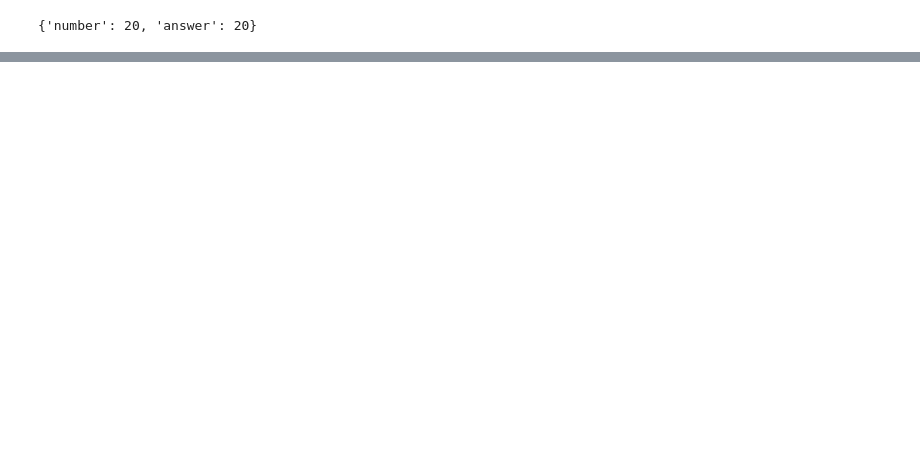
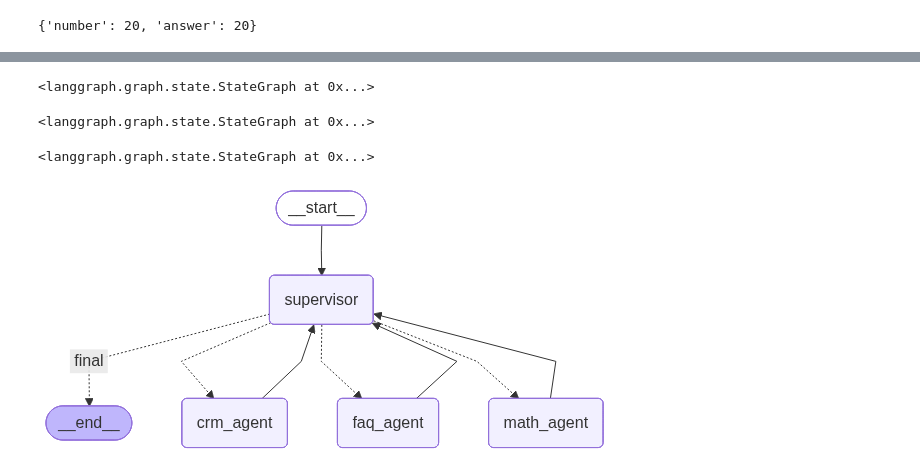
Before and after one commit to GenAIDevelopment/agenticai, a Jupyter notebook: oct25/langgraph/mailtoner/supervisor.ipynb, the cells around one changed output, grey strips where cells are left out. Saved outputs shown, nothing was run; the diff lists cells and outputs as text; code cells hidden in the pictures; blank space fills up the shorter version.

```diff
--- a/oct25/langgraph/mailtoner/supervisor.ipynb
+++ b/oct25/langgraph/mailtoner/supervisor.ipynb
@@ -58,0 +269,39 @@ main_graph.invoke({"number": 5})
+# %%
+workflow = StateGraph(MyState)
+
+workflow.add_node("supervisor", supervisor_node)
+workflow.add_node("math_agent", math_agent)
+workflow.add_node("faq_agent", faq_agent)
+workflow.add_node("crm_agent", crm_agent)
+
+workflow.set_entry_point("supervisor")
+# %% [output]
+<langgraph.graph.state.StateGraph at 0x...>
+# %%
+def route_from_supervisor(state: MyState) -> str:
+    return state.get("next", "final")
+# %%
+workflow.add_conditional_edges(
+    "supervisor",
+    route_from_supervisor,
+    {
+        "math_agent": "math_agent",
+        "faq_agent": "faq_agent",
+        "crm_agent": "crm_agent",
+        "final": END
+    }
+)
+# %% [output]
+<langgraph.graph.state.StateGraph at 0x...>
+# %%
+workflow.add_edge("math_agent", "supervisor")
+workflow.add_edge("faq_agent", "supervisor")
+workflow.add_edge("crm_agent", "supervisor")
+# %% [output]
+<langgraph.graph.state.StateGraph at 0x...>
+# %%
+graph = workflow.compile()
+# %%
+graph
+# %% [output]
+[figure, added]
```
Also changed, not shown: parts of 12 cells of this notebook.
